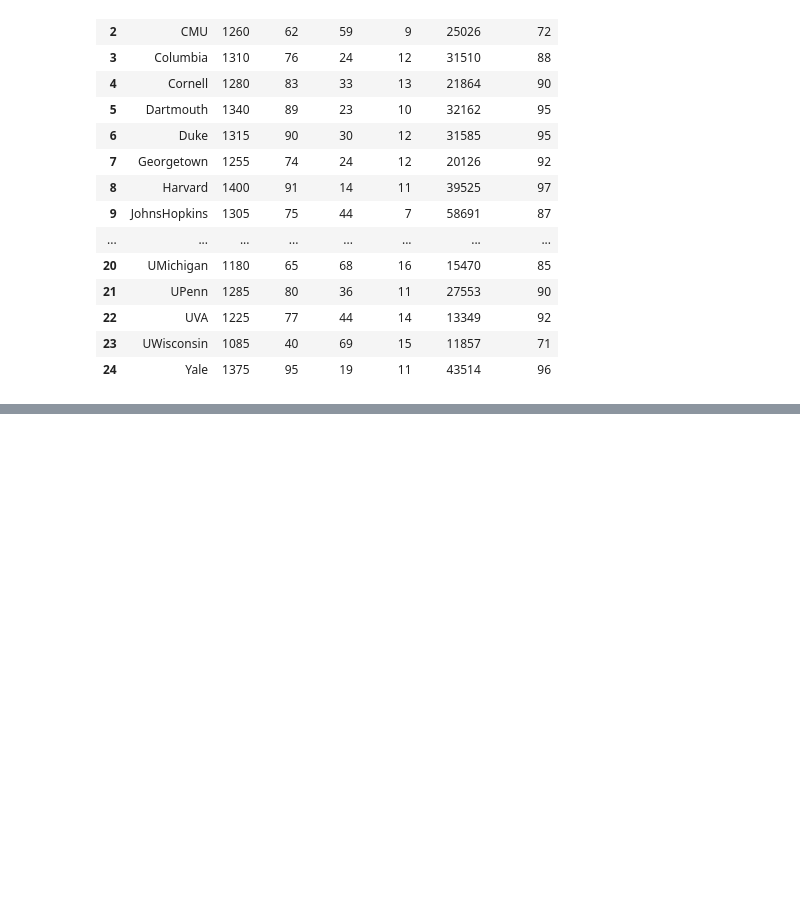
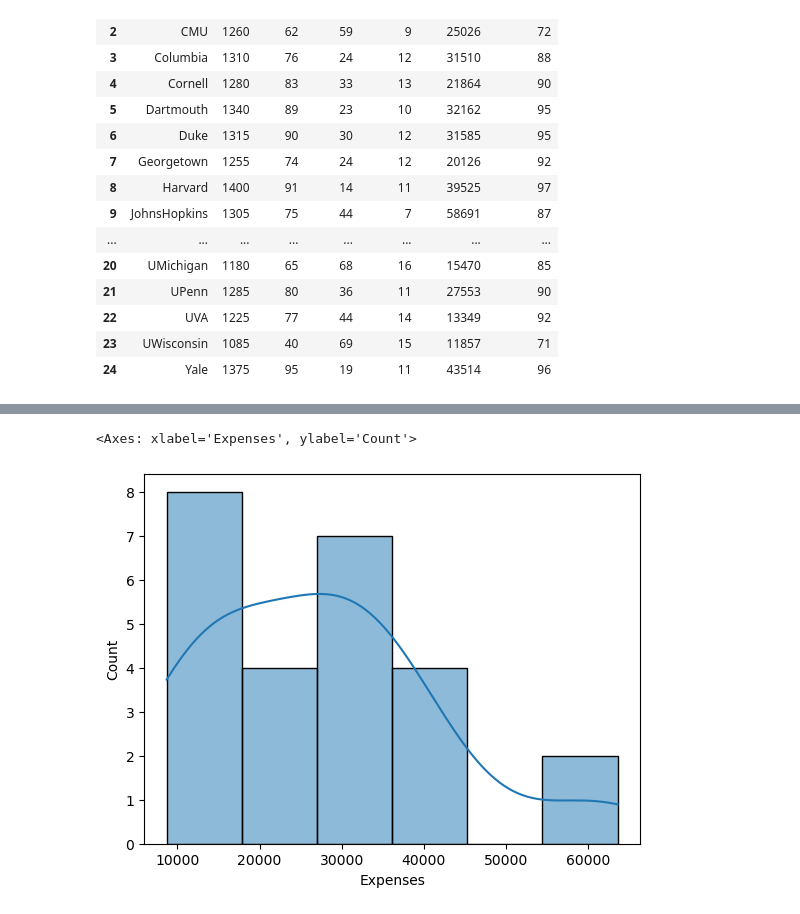
Before and after one commit to I-ShLoK/171, a Jupyter notebook: pandas2.ipynb, the cells around one changed output, grey strips where cells are left out. Saved outputs shown, nothing was run; the diff lists cells and outputs as text; code cells hidden in the pictures; blank space fills up the shorter version.

```diff
--- a/pandas2.ipynb
+++ b/pandas2.ipynb
@@ -82,0 +124,5 @@ df
+# %%
+sns.histplot(df["Expenses"], kde =True)
+# %% [output]
+<Axes: xlabel='Expenses', ylabel='Count'>
+[figure, added]
```
Also changed, not shown: parts of 9 cells of this notebook.
